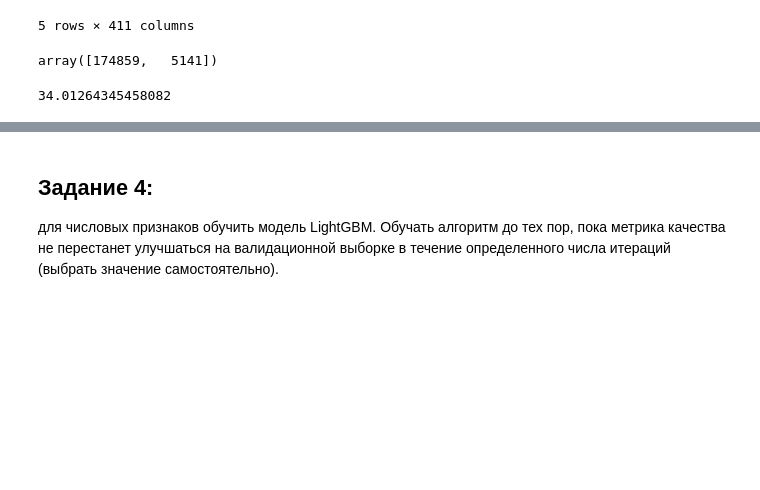
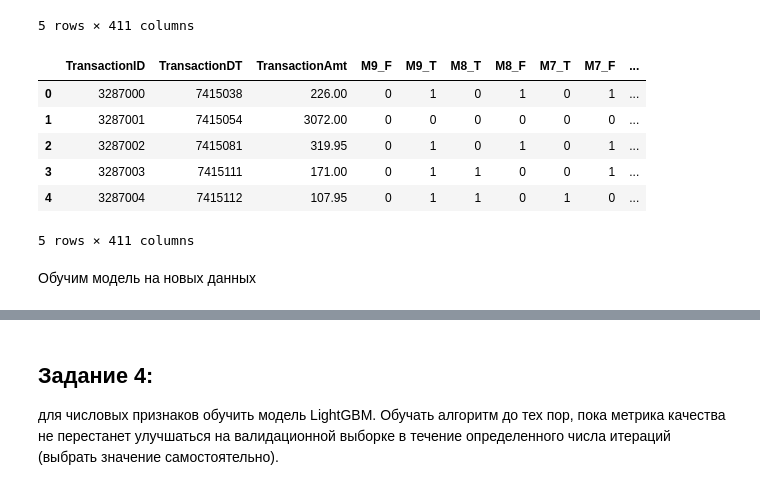
Before and after one commit to evelisko/GB_SDA_Kaggle, a Jupyter notebook: Lesson 2/HW_kaggle_Lesson_2.ipynb, the cells around one changed output, grey strips where cells are left out. Drawn from its saved outputs; the diff is of its cells as text; code cells hidden in the pictures; blank space fills up the shorter version.

```diff
--- a/Lesson 2/HW_kaggle_Lesson_2.ipynb
+++ b/Lesson 2/HW_kaggle_Lesson_2.ipynb
@@ -427,4 +364,16 @@ x_data_train_cat.head()
 | 3 | 2987003 | 86499 | 50.0 | 0 | 0 | 0 | 0 | 0 | 0 | ... |
 | 4 | 2987004 | 86506 | 50.0 | 0 | 0 | 0 | 0 | 0 | 0 | ... |
 5 rows × 411 columns
+# %%
+x_data_test_cat.head()
+# %% [output]
+|  | TransactionID | TransactionDT | TransactionAmt | M9_F | M9_T | M8_T | M8_F | M7_T | M7_F | ... |
+| 0 | 3287000 | 7415038 | 226.00 | 0 | 1 | 0 | 1 | 0 | 1 | ... |
+| 1 | 3287001 | 7415054 | 3072.00 | 0 | 0 | 0 | 0 | 0 | 0 | ... |
+| 2 | 3287002 | 7415081 | 319.95 | 0 | 1 | 0 | 1 | 0 | 1 | ... |
+| 3 | 3287003 | 7415111 | 171.00 | 0 | 1 | 1 | 0 | 0 | 1 | ... |
+| 4 | 3287004 | 7415112 | 107.95 | 0 | 1 | 1 | 0 | 1 | 0 | ... |
+5 rows × 411 columns
+# %% [markdown]
+Обучим модель на новых данных
 # %%
@@ -440,9 +386,0 @@ x = y_train.value_counts()
-# %%
-x.values
-# %% [output]
-array([174859,   5141])
-# %%
-class_weight = x.values[0]/x.values[1]
-class_weight
-# %% [output]
-34.01264345458082
```
Also changed, not shown: parts of 43 cells of this notebook.
